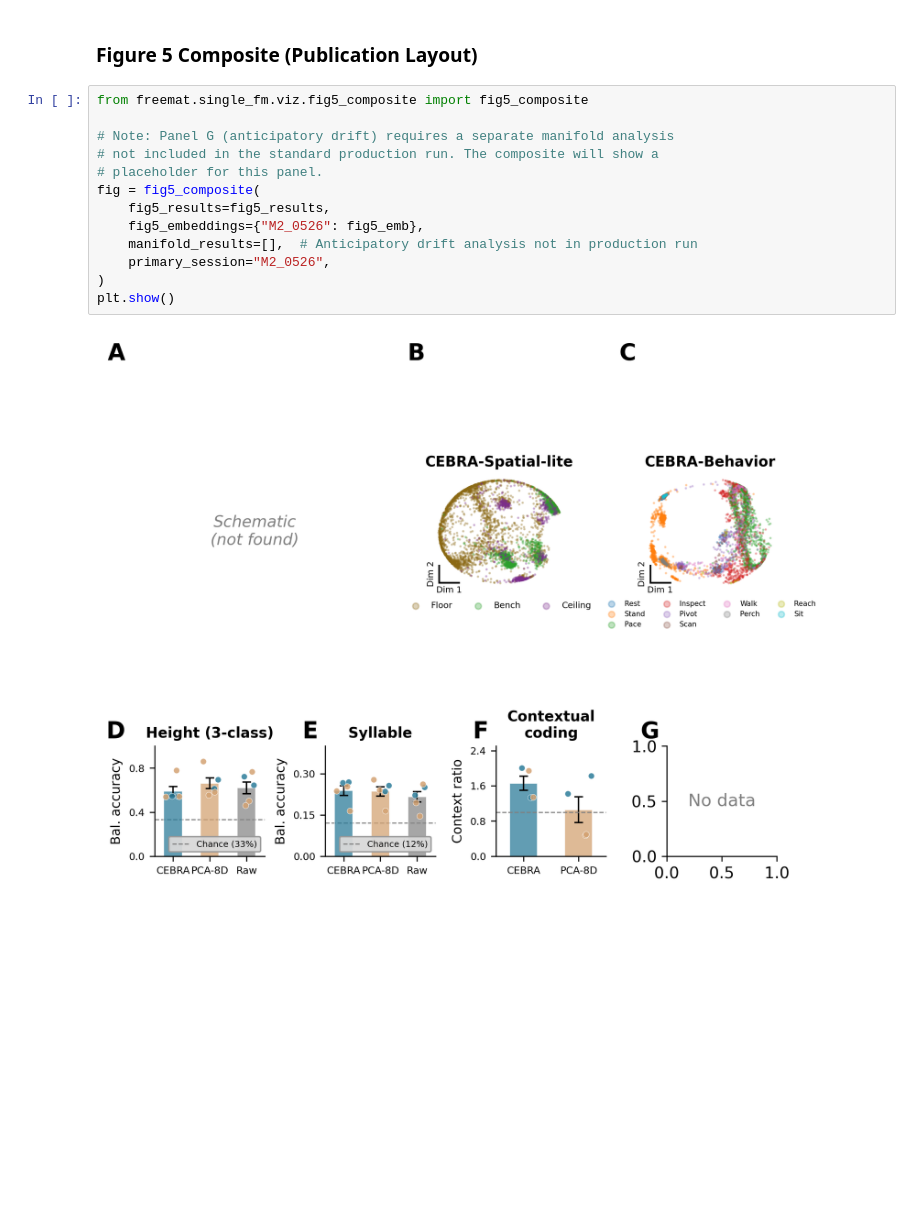
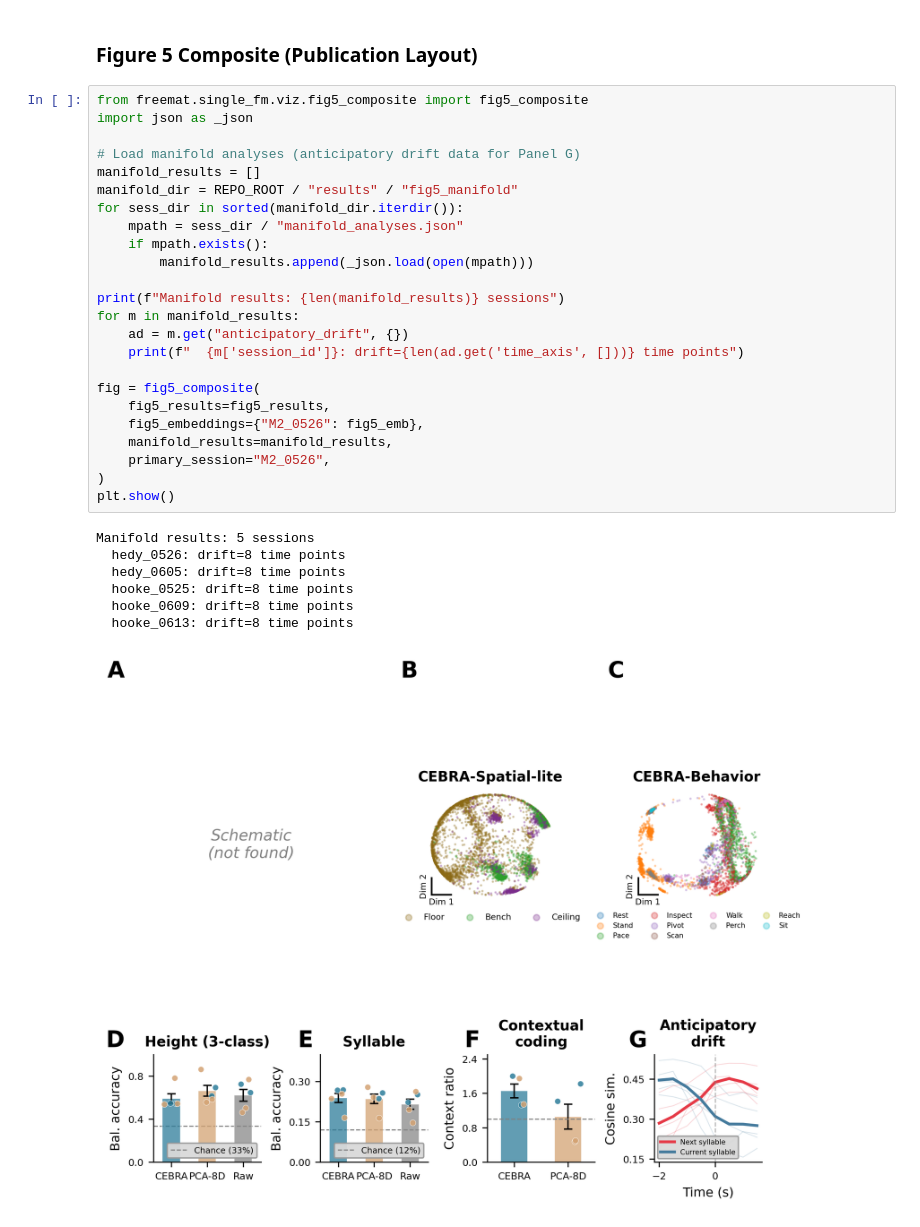
Before and after one commit to felipe-parodi/solo_mSTS_parodi2026, a Jupyter notebook: notebooks/fig5_cebra_manifold.ipynb, the cells around one changed output. Saved outputs shown, nothing was run; the diff lists cells and outputs as text; blank space fills up the shorter version.

Commit message:
fix: load manifold_analyses.json for Fig 5G anticipatory drift
Panel G now loads cosine similarity curves from
results/fig5_manifold/*/manifold_analyses.json which has the
anticipatory_drift data (time_axis, mean_sim_next, mean_sim_current).

```diff
--- a/notebooks/fig5_cebra_manifold.ipynb
+++ b/notebooks/fig5_cebra_manifold.ipynb
@@ -61,16 +61,33 @@ M2_0526 result keys: ['session_id', 'config', 'coverage', 'decode_results', 'dyn
 ### Figure 5 Composite (Publication Layout)
 # %%
 from freemat.single_fm.viz.fig5_composite import fig5_composite
+import json as _json
 
-# Note: Panel G (anticipatory drift) requires a separate manifold analysis
-# not included in the standard production run. The composite will show a
-# placeholder for this panel.
+# Load manifold analyses (anticipatory drift data for Panel G)
+manifold_results = []
+manifold_dir = REPO_ROOT / "results" / "fig5_manifold"
+for sess_dir in sorted(manifold_dir.iterdir()):
+    mpath = sess_dir / "manifold_analyses.json"
+    if mpath.exists():
+        manifold_results.append(_json.load(open(mpath)))
+
+print(f"Manifold results: {len(manifold_results)} sessions")
+for m in manifold_results:
+    ad = m.get("anticipatory_drift", {})
+    print(f"  {m['session_id']}: drift={len(ad.get('time_axis', []))} time points")
+
 fig = fig5_composite(
     fig5_results=fig5_results,
     fig5_embeddings={"M2_0526": fig5_emb},
-    manifold_results=[],  # Anticipatory drift analysis not in production run
+    manifold_results=manifold_results,
     primary_session="M2_0526",
 )
 plt.show()
 # %% [output]
+Manifold results: 5 sessions
+  hedy_0526: drift=8 time points
+  hedy_0605: drift=8 time points
+  hooke_0525: drift=8 time points
+  hooke_0609: drift=8 time points
+  hooke_0613: drift=8 time points
-[figure, old version]
+[figure, new version]
```
